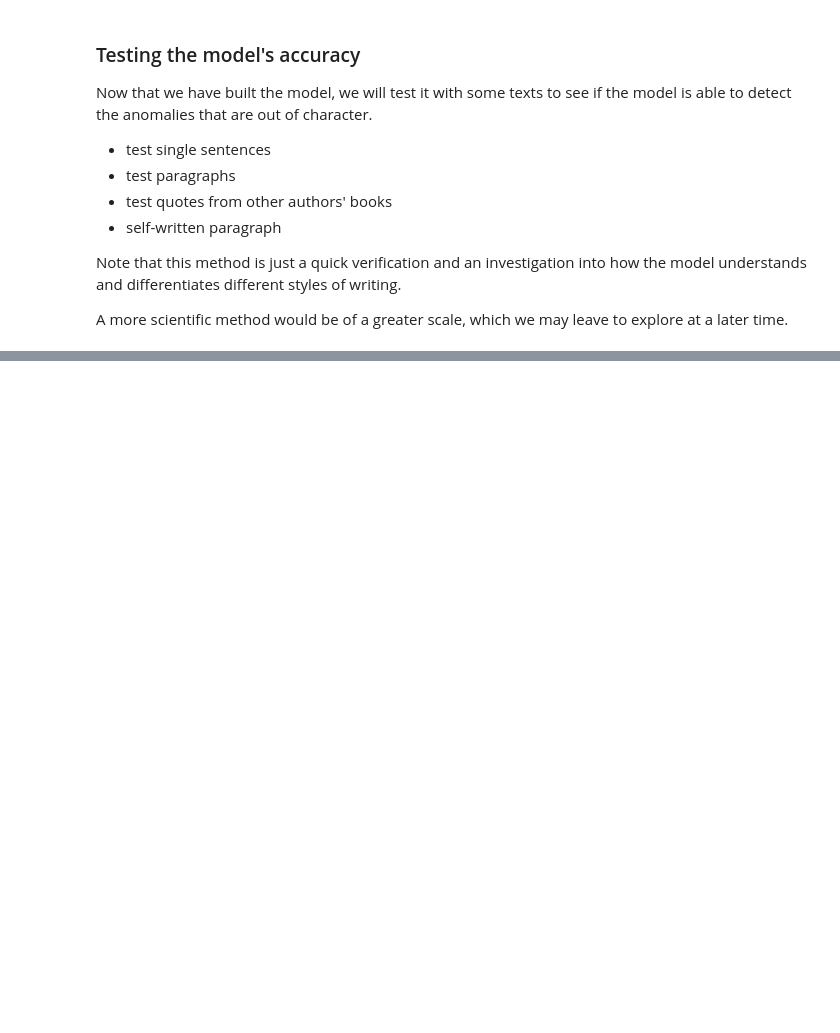
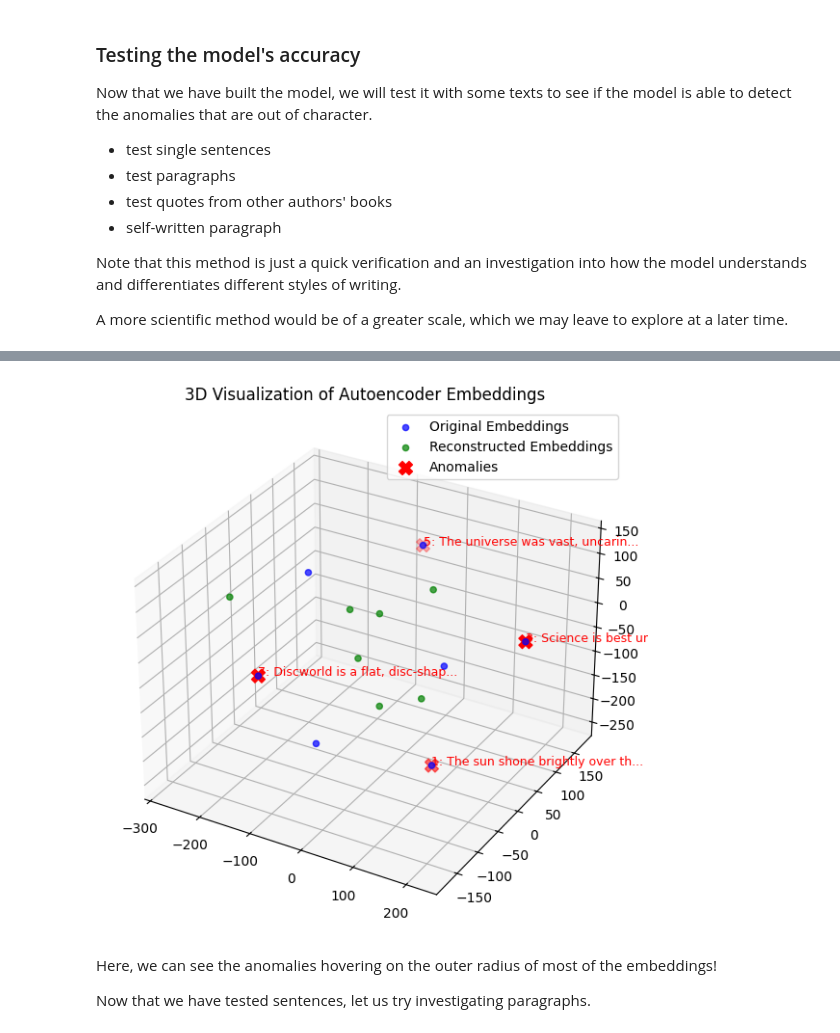
Before and after one commit to LimAnne/The-Librarian.s-Secret, a Jupyter notebook: anomaly_detection.ipynb, the cells around one changed output, grey strips where cells are left out. Cells and saved outputs as stored; diff of their text form; code cells hidden in the pictures; blank space fills up the shorter version.

Commit message:
chore: updated visualisations of the anomalies embeddings

```diff
--- a/anomaly_detection.ipynb
+++ b/anomaly_detection.ipynb
@@ -70,3 +73,9 @@ print("✅ Text cleaning complete!")
 # %%
 # Load pre-trained SBERT model for sentence embeddings
 sbert_model = SentenceTransformer('paraphrase-MiniLM-L6-v2')
+# %%
+# Load cleaned text
+with open("cleaned_pratchett_text.txt", "r", encoding="utf-8") as f:
+    cleaned_text = f.read()
+
+print("✅ Cleaned text loaded!")
@@ -148,7 +159,6 @@ def detect_anomaly(sentence, threshold=0.05):
     if error > threshold:
         print(f"🚨 Anomaly detected! (Error: {error:.5f}) 👉 '{sentence}'")
         print("_________________________________________________________")
-        return True
     else:
         print(f"✅ Sentence is in-character. (Error: {error:.5f}) 👉 '{sentence}'")
         print("_________________________________________________________")
@@ -159,6 +169,7 @@ test_sentences = [
     "I DON’T FORGET THINGS, said Death. I SIMPLY DO NOT BOTHER TO REMEMBER THEM.",  # Generated. Should match Pratchett-style
     "Science is best understood by those who don't try to understand it.",  # Generated. Should match Pratchett-style
     "DON'T THINK OF IT AS DYING, said Death. JUST THINK OF IT AS LEAVING EARLY TO AVOID THE RUSH.", # original text
+    "The universe, as usual, had plans. The wizards, as usual, disagreed.", # Generated text. Should match Pratchett-style
     "The universe was vast, uncaring, and mildly annoyed by paperwork.", # Generated text. Should match Pratchett-style
     "A wisp of wind blew for a moment through the orchard, and that was the most uncanny thing, because the air in the land of Death is always warm and still.", # original text
     "Discworld is a flat, disc-shaped world balanced on the backs of four giant elephants, which stand atop the enormous celestial turtle, Great A'Tuin, as it swims through space." # Generated text, non-Pratchett style
@@ -198,0 +209,10 @@ From preliminary observation, context-length might be a factor that influences t
+# %%
+# === Step 1: Get embeddings ===
+test_embeddings = np.array([sbert_model.encode([sentence])[0] for sentence in test_sentences])  # Shape: (N, embedding_dim)
+reconstructed_embeddings = autoencoder.predict(test_embeddings)  # Autoencoder reconstructions
+
+# Compute reconstruction error
+errors = [mean_squared_error(test_embeddings[i], reconstructed_embeddings[i]) for i in range(len(test_sentences))]
+
+threshold = 0.05
+anomalies = np.array(errors) > threshold  # Boolean mask for anomalies
@@ -199 +225,41 @@ From preliminary observation, context-length might be a factor that influences t
+# %%
+# Reduce embeddings to 3D using t-SNE
+reducer = TSNE(n_components=3, perplexity=8, random_state=42)  # perplexity is a hyperparameter that can be tuned
+reduced_embeddings = reducer.fit_transform(np.vstack([test_embeddings, reconstructed_embeddings]))
+
+# Split into original and reconstructed
+original_3D = reduced_embeddings[:len(test_sentences)]
+reconstructed_3D = reduced_embeddings[len(test_sentences):]
+
+# === 3D Scatter Plot ===
+fig = plt.figure(figsize=(10, 7))
+ax = fig.add_subplot(111, projection='3d')
+
+# Plot original embeddings
+ax.scatter(original_3D[:, 0], original_3D[:, 1], original_3D[:, 2], color='blue', label="Original Embeddings", alpha=0.7)
+
+# Plot reconstructed embeddings
+ax.scatter(reconstructed_3D[:, 0], reconstructed_3D[:, 1], reconstructed_3D[:, 2], color='green', label="Reconstructed Embeddings", alpha=0.7)
+
+# Highlight anomalies
+ax.scatter(original_3D[anomalies, 0], original_3D[anomalies, 1], original_3D[anomalies, 2], color='red', label="Anomalies", marker="X", s=100)
+
+
+# === Annotate anomalies ===
+for i, is_anomaly in enumerate(anomalies):
+    if is_anomaly:
+        sentence_snippet = test_sentences[i][:30] + "..."  # Short version of sentence
+        ax.text(original_3D[i, 0], original_3D[i, 1], original_3D[i, 2],
+                f"{i+1}: {sentence_snippet}",
+                fontsize=9, color='red')
+
+ax.set_title("3D Visualization of Autoencoder Embeddings")
+ax.legend()
+plt.show()
+# %% [output]
+[figure, added]
+# %% [markdown]
+Here, we can see the anomalies hovering on the outer radius of most of the embeddings!
+
+Now that we have tested sentences, let us try investigating paragraphs.
 # %%
```
Also changed, not shown: parts of 14 cells of this notebook.
